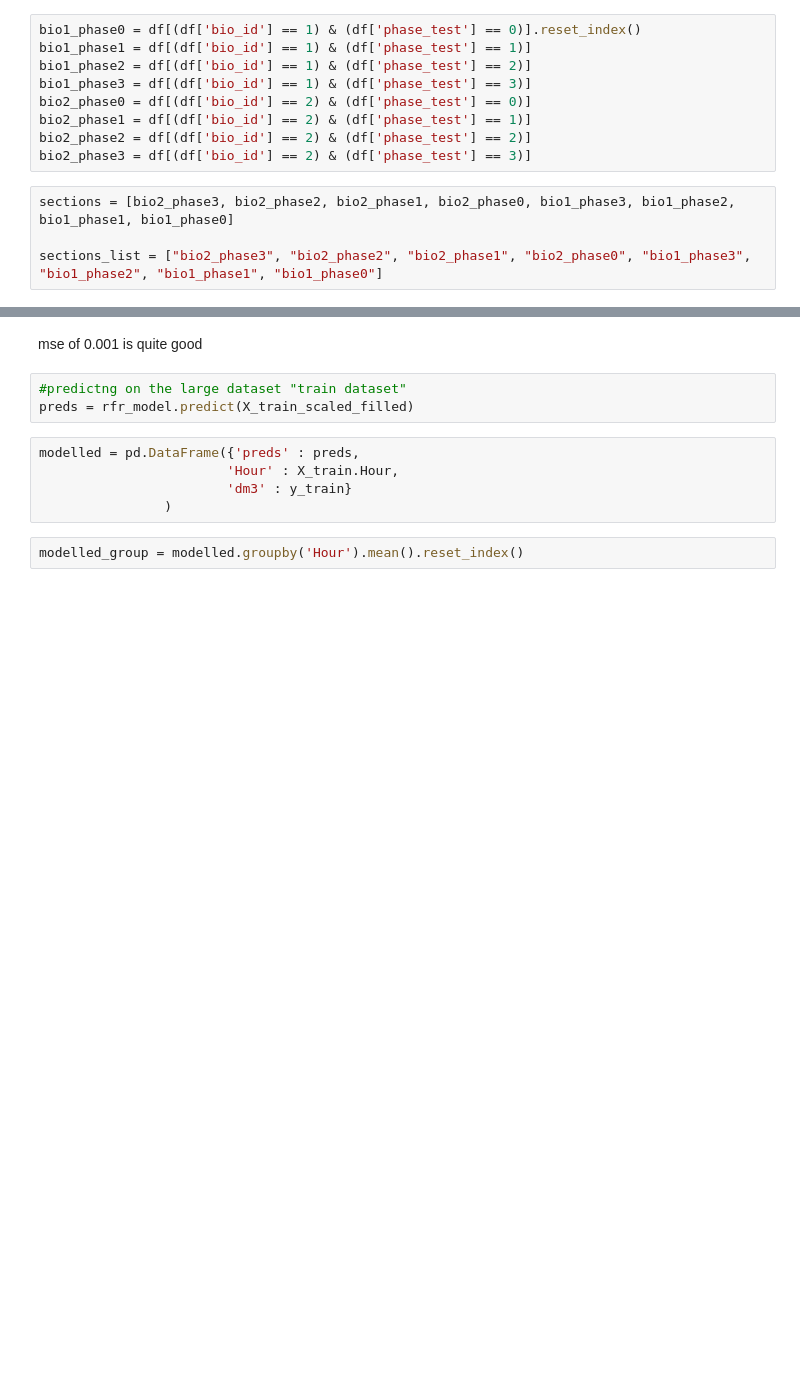
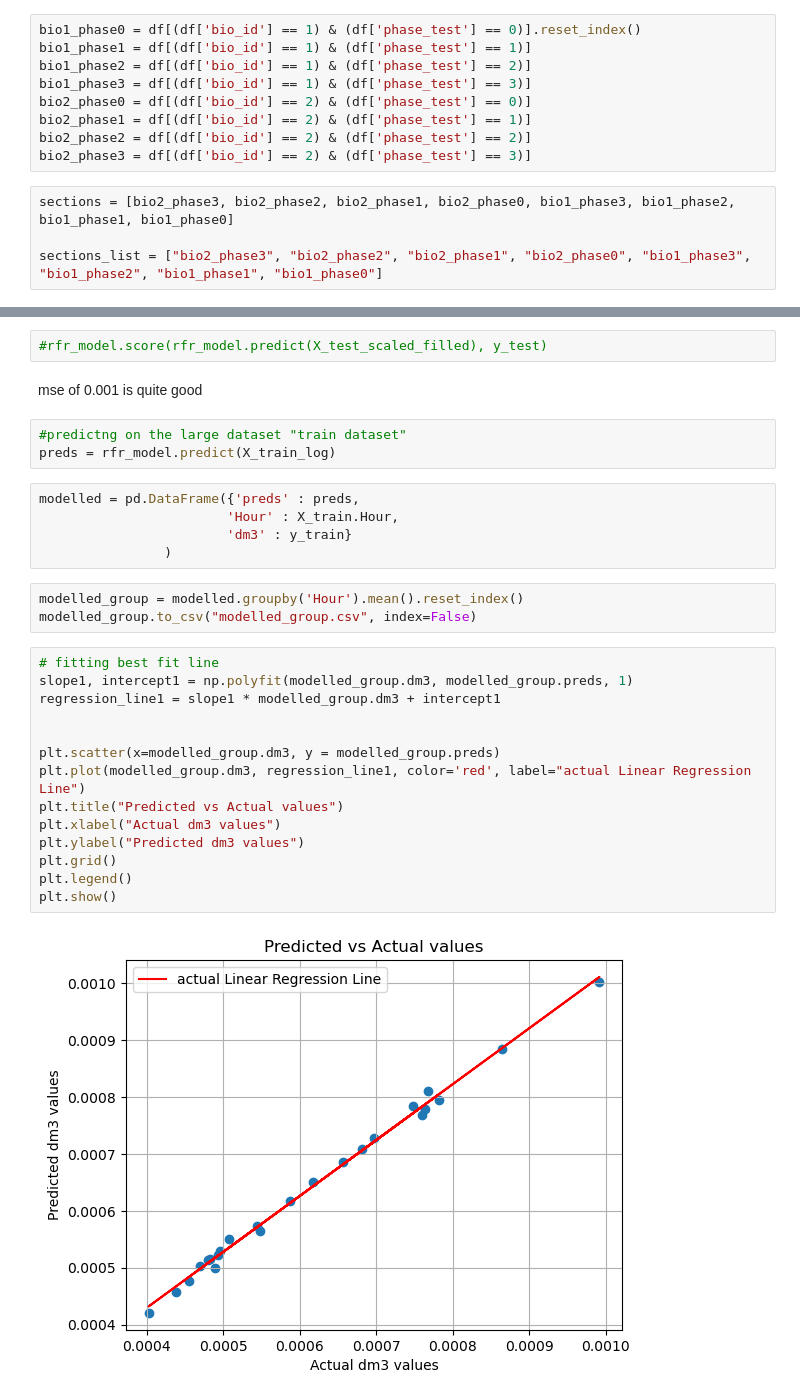
Before and after one commit to Nyotabenson/BGS, a Jupyter notebook: BGS_MODEL.ipynb, the cells around one changed output, grey strips where cells are left out. Saved outputs shown, nothing was run; the diff lists cells and outputs as text; blank space fills up the shorter version.

```diff
--- a/BGS_MODEL.ipynb
+++ b/BGS_MODEL.ipynb
@@ -65,8 +390,10 @@ print(mean_absolute_error(rfr_model.predict(X_test_scaled_filled), y_test))
+# %%
+#rfr_model.score(rfr_model.predict(X_test_scaled_filled), y_test)
 # %% [markdown]
 mse of 0.001 is quite good
 # %%
 #predictng on the large dataset "train dataset"
-preds = rfr_model.predict(X_train_scaled_filled)
+preds = rfr_model.predict(X_train_log)
 # %%
 modelled = pd.DataFrame({'preds' : preds,
                         'Hour' : X_train.Hour,
@@ -74,6 +401,23 @@ modelled = pd.DataFrame({'preds' : preds,
                 )
 # %%
 modelled_group = modelled.groupby('Hour').mean().reset_index()
+modelled_group.to_csv("modelled_group.csv", index=False)
+# %%
+# fitting best fit line
+slope1, intercept1 = np.polyfit(modelled_group.dm3, modelled_group.preds, 1)
+regression_line1 = slope1 * modelled_group.dm3 + intercept1
+
+
+plt.scatter(x=modelled_group.dm3, y = modelled_group.preds)
+plt.plot(modelled_group.dm3, regression_line1, color='red', label="actual Linear Regression Line")
+plt.title("Predicted vs Actual values")
+plt.xlabel("Actual dm3 values")
+plt.ylabel("Predicted dm3 values")
+plt.grid()
+plt.legend()
+plt.show()
+# %% [output]
+[figure, added]
 # %%
 #Visualization
 fig, ax = plt.subplots(figsize=(12,7))
```
Also changed, not shown: parts of 94 cells of this notebook, 10 other files.
